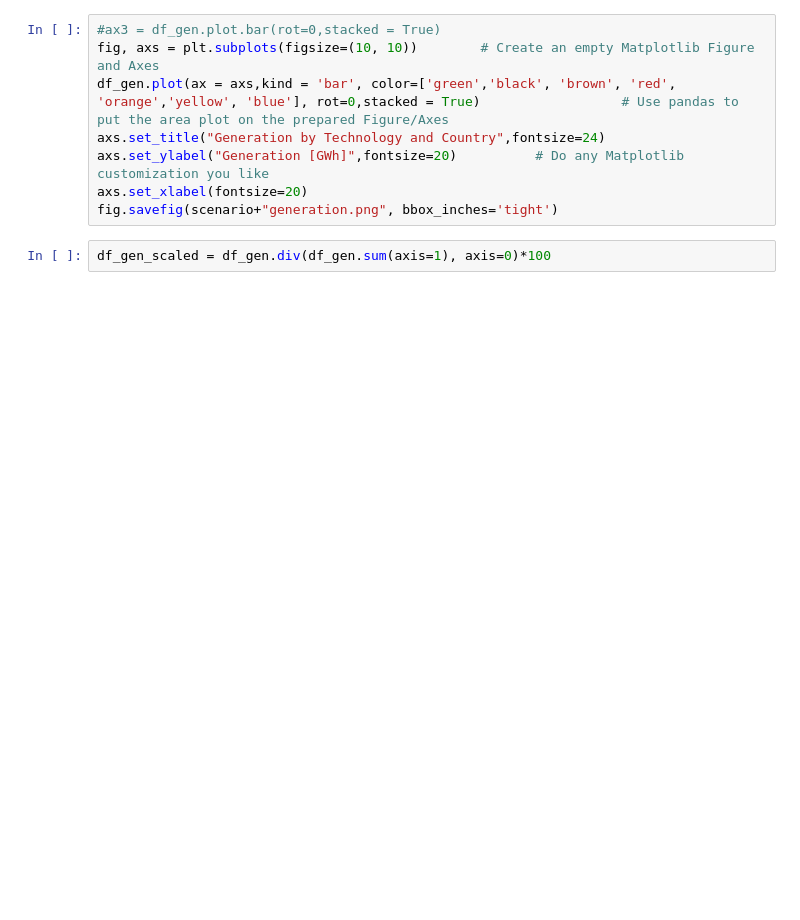
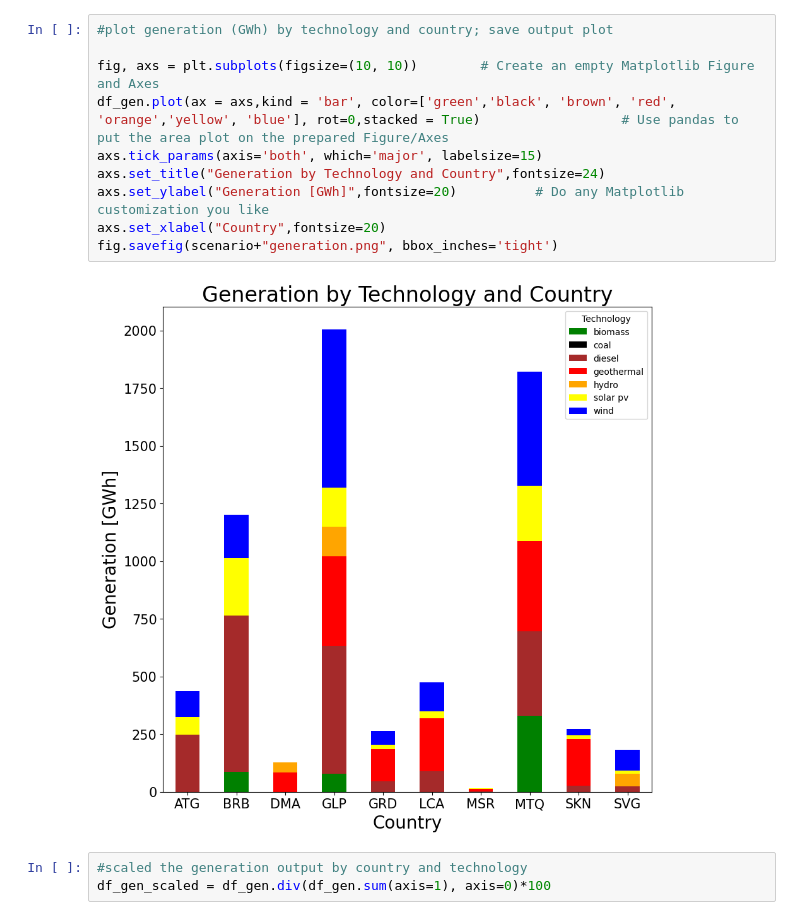
Before and after one commit to RJBrecha/EasternCaribbean100pctRE, a Jupyter notebook: ScenarioSet1/Eastern_CaribbeanExtendable.ipynb, the cells around one changed output. Saved outputs shown, nothing was run; the diff lists cells and outputs as text; blank space fills up the shorter version.

```diff
--- a/ScenarioSet1/Eastern_CaribbeanExtendable.ipynb
+++ b/ScenarioSet1/Eastern_CaribbeanExtendable.ipynb
@@ -96,11 +227,16 @@ df_cost.sum(axis=1)/df_gen.sum(axis=1)/1000
 # %%
-#ax3 = df_gen.plot.bar(rot=0,stacked = True)
+#plot generation (GWh) by technology and country; save output plot
+
 fig, axs = plt.subplots(figsize=(10, 10))        # Create an empty Matplotlib Figure and Axes
 df_gen.plot(ax = axs,kind = 'bar', color=['green','black', 'brown', 'red', 'orange','yellow', 'blue'], rot=0,stacked = True)                  # Use pandas to put the area plot on the prepared Figure/Axes
+axs.tick_params(axis='both', which='major', labelsize=15)
 axs.set_title("Generation by Technology and Country",fontsize=24)
 axs.set_ylabel("Generation [GWh]",fontsize=20)          # Do any Matplotlib customization you like
-axs.set_xlabel(fontsize=20)
+axs.set_xlabel("Country",fontsize=20)
 fig.savefig(scenario+"generation.png", bbox_inches='tight')
+# %% [output]
+[figure, added]
 # %%
+#scaled the generation output by country and technology
 df_gen_scaled = df_gen.div(df_gen.sum(axis=1), axis=0)*100
 # %%
```
Also changed, not shown: parts of 31 cells of this notebook.
